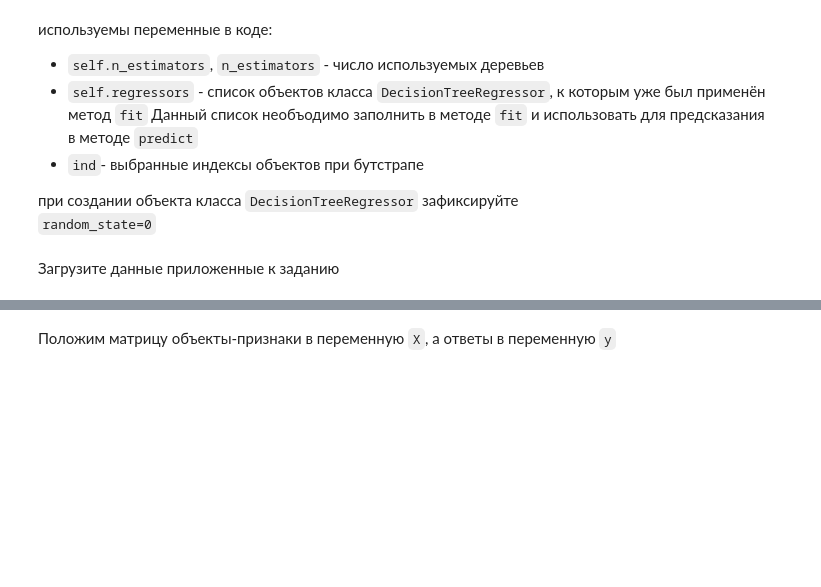
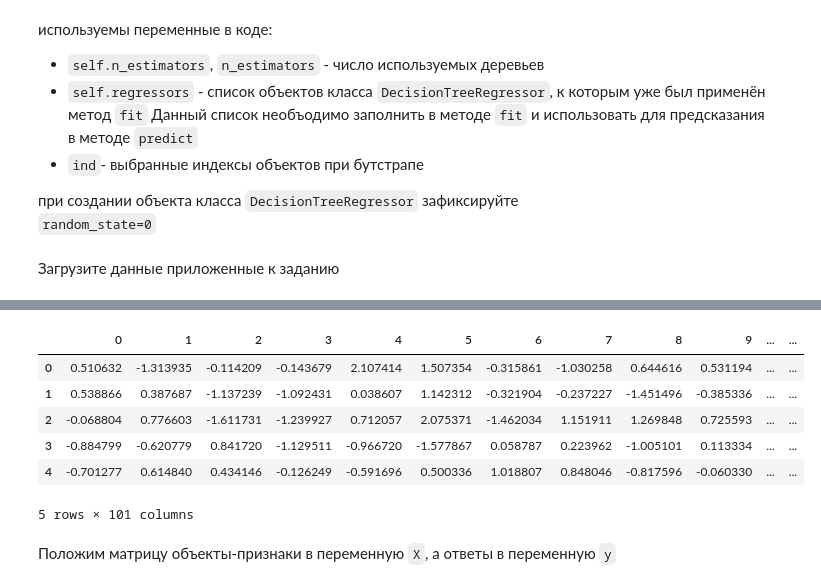
Before and after one commit to matteoxpo/DataScienceStudy, a Jupyter notebook: SHE/machine learning/8_Compositions-BaggingBlendingStacking/tasks/Copy_of_Task_8.ipynb, the cells around one changed output, grey strips where cells are left out. Saved outputs shown, nothing was run; the diff lists cells and outputs as text; code cells hidden in the pictures; blank space fills up the shorter version.

```diff
--- a/SHE/machine learning/8_Compositions-BaggingBlendingStacking/tasks/Copy_of_Task_8.ipynb
+++ b/SHE/machine learning/8_Compositions-BaggingBlendingStacking/tasks/Copy_of_Task_8.ipynb
@@ -203,3 +235,14 @@ uploder = files.upload()
+# %%
+Data = pd.read_csv('data.csv', header=None)
+Data.head()
+# %% [output]
+|  | 0 | 1 | 2 | 3 | 4 | 5 | 6 | 7 | 8 | 9 | ... | ... |
+| 0 | 0.510632 | -1.313935 | -0.114209 | -0.143679 | 2.107414 | 1.507354 | -0.315861 | -1.030258 | 0.644616 | 0.531194 | ... | ... |
+| 1 | 0.538866 | 0.387687 | -1.137239 | -1.092431 | 0.038607 | 1.142312 | -0.321904 | -0.237227 | -1.451496 | -0.385336 | ... | ... |
+| 2 | -0.068804 | 0.776603 | -1.611731 | -1.239927 | 0.712057 | 2.075371 | -1.462034 | 1.151911 | 1.269848 | 0.725593 | ... | ... |
+| 3 | -0.884799 | -0.620779 | 0.841720 | -1.129511 | -0.966720 | -1.577867 | 0.058787 | 0.223962 | -1.005101 | 0.113334 | ... | ... |
+| 4 | -0.701277 | 0.614840 | 0.434146 | -0.126249 | -0.591696 | 0.500336 | 1.018807 | 0.848046 | -0.817596 | -0.060330 | ... | ... |
+5 rows × 101 columns
 # %% [markdown]
 Положим матрицу объекты-признаки в переменную `X`, а ответы в переменную `y`
 # %%
```
Also changed, not shown: parts of 20 cells of this notebook, 4 other files.
